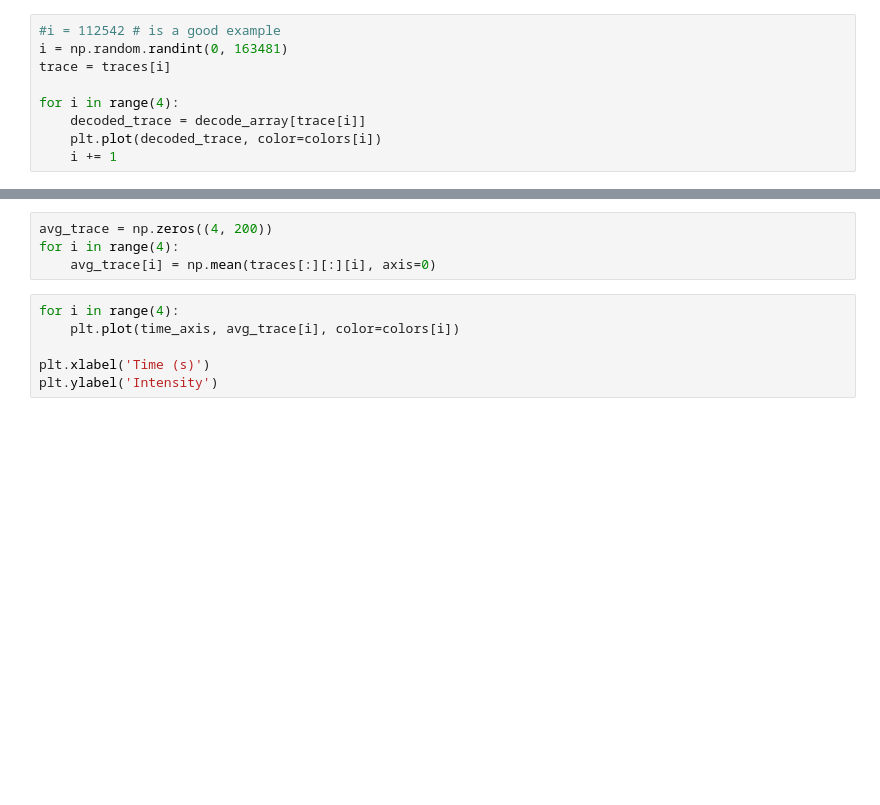
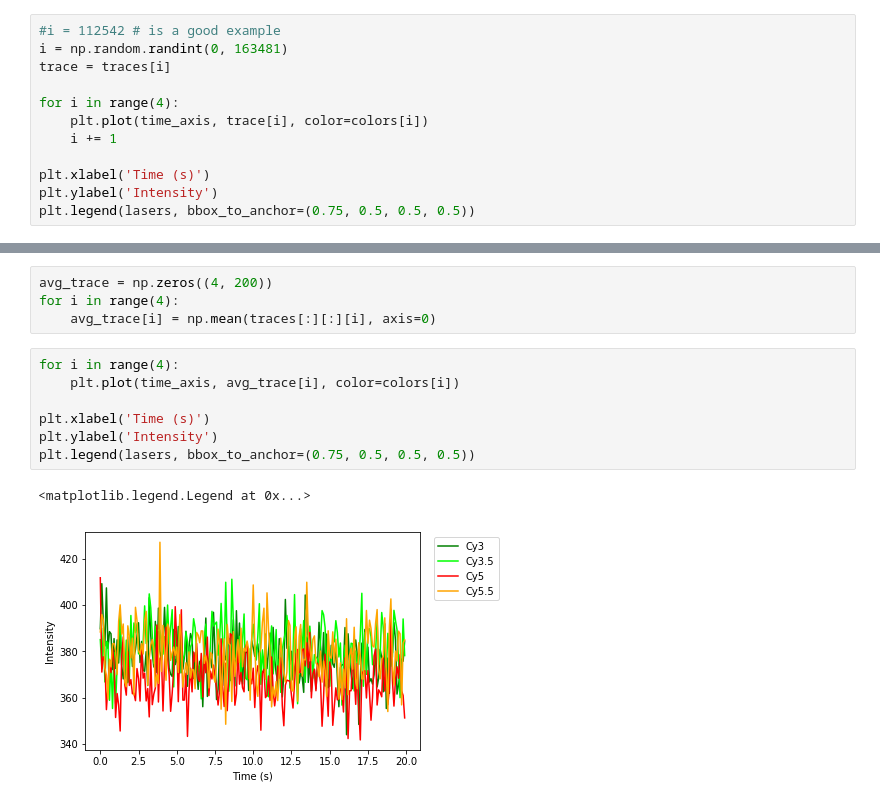
Before and after one commit to ashleefeng/pacbio, a Jupyter notebook: PacBio_read.ipynb, the cells around one changed output, grey strips where cells are left out. Cells and saved outputs as stored; diff of their text form; blank space fills up the shorter version.

```diff
--- a/PacBio_read.ipynb
+++ b/PacBio_read.ipynb
@@ -115,7 +107,10 @@ i = np.random.randint(0, 163481)
 trace = traces[i]
 
 for i in range(4):
-    decoded_trace = decode_array[trace[i]]
-    plt.plot(decoded_trace, color=colors[i])
+    plt.plot(time_axis, trace[i], color=colors[i])
     i += 1
+
+plt.xlabel('Time (s)')
+plt.ylabel('Intensity')
+plt.legend(lasers, bbox_to_anchor=(0.75, 0.5, 0.5, 0.5))
 # %% [output]
@@ -129,6 +125,10 @@ for i in range(4):
 # %%
 for i in range(4):
     plt.plot(time_axis, avg_trace[i], color=colors[i])
 
 plt.xlabel('Time (s)')
 plt.ylabel('Intensity')
+plt.legend(lasers, bbox_to_anchor=(0.75, 0.5, 0.5, 0.5))
+# %% [output]
+<matplotlib.legend.Legend at 0x...>
+[figure, added]
```
Also changed, not shown: parts of 14 cells of this notebook.
